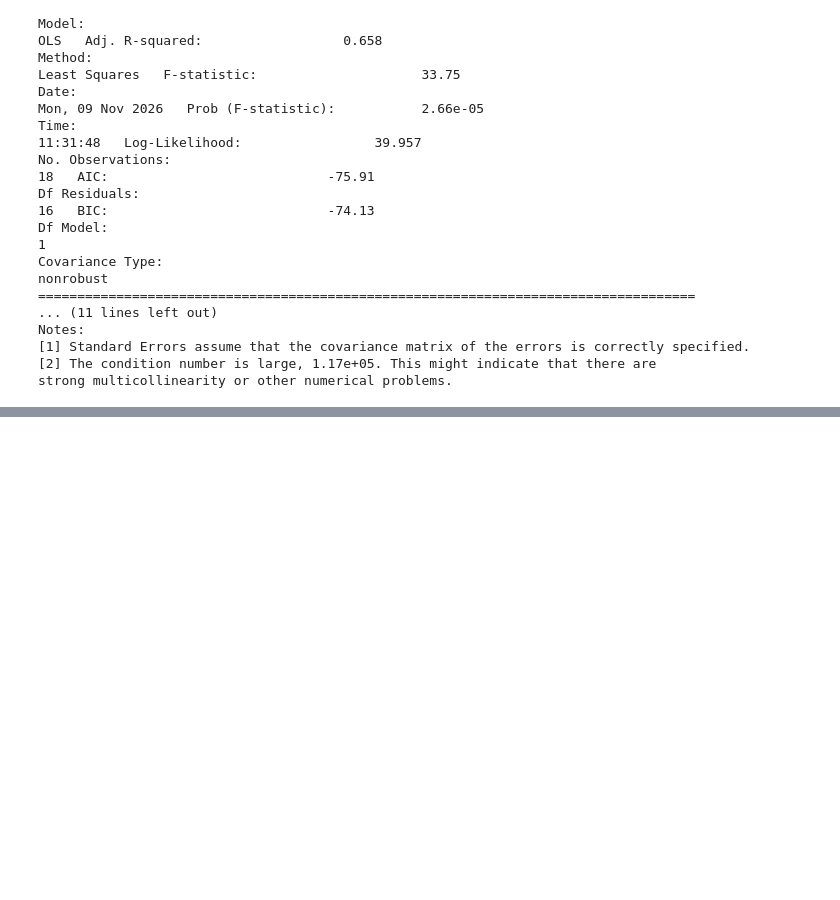
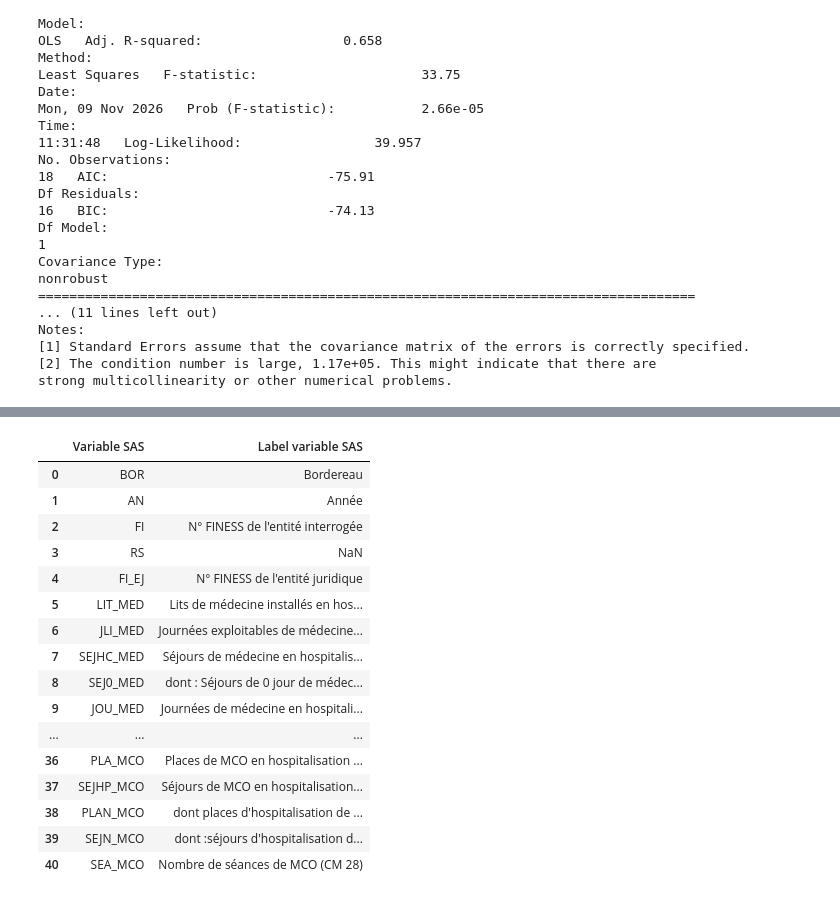
Before and after one commit to ehlld/projet-python-sante, a Jupyter notebook: projet.ipynb, the cells around one changed output, grey strips where cells are left out. Drawn from its saved outputs; the diff is of its cells as text; code cells hidden in the pictures; blank space fills up the shorter version.

Commit message:
importation de la base de données pour la derniere partie et lecture des acronymes de colonnes

```diff
--- a/projet.ipynb
+++ b/projet.ipynb
@@ -264,0 +237,32 @@ strong multicollinearity or other numerical problems.
+# %%
+# On récupère le dictionnaire de variables
+mco = projet.extract_mco_sae()
+dictionnaire = projet.extract_dictionnaire_sae()
+dic = dictionnaire["SAE 2023"]
+
+# On filtre uniquement les variables de la table MCO
+dic_mco = dic[dic["Table SAS"] == "MCO"]
+
+# On récupère les colonnes présentes dans notre CSV
+colonnes_mco = pd.DataFrame({"Variable SAS": mco.columns})
+
+# On fait la correspondance avec le dictionnaire Excel
+signification_mco = colonnes_mco.merge(dic_mco[["Variable SAS", "Label variable SAS"]], on="Variable SAS", how="left")
+# %% [output]
+|  | Variable SAS | Label variable SAS |
+| 0 | BOR | Bordereau |
+| 1 | AN | Année |
+| 2 | FI | N° FINESS de l'entité interrogée |
+| 3 | RS | NaN |
+| 4 | FI_EJ | N° FINESS de l'entité juridique |
+| 5 | LIT_MED | Lits de médecine installés en hos... |
+| 6 | JLI_MED | Journées exploitables de médecine... |
+| 7 | SEJHC_MED | Séjours de médecine en hospitalis... |
+| 8 | SEJ0_MED | dont : Séjours de 0 jour de médec... |
+| 9 | JOU_MED | Journées de médecine en hospitali... |
+| ... | ... | ... |
+| 36 | PLA_MCO | Places de MCO en hospitalisation ... |
+| 37 | SEJHP_MCO | Séjours de MCO en hospitalisation... |
+| 38 | PLAN_MCO | dont places d'hospitalisation de ... |
+| 39 | SEJN_MCO | dont :séjours d'hospitalisation d... |
+| 40 | SEA_MCO | Nombre de séances de MCO (CM 28) |
```
Also changed, not shown: parts of 5 cells of this notebook, 4 other files.
